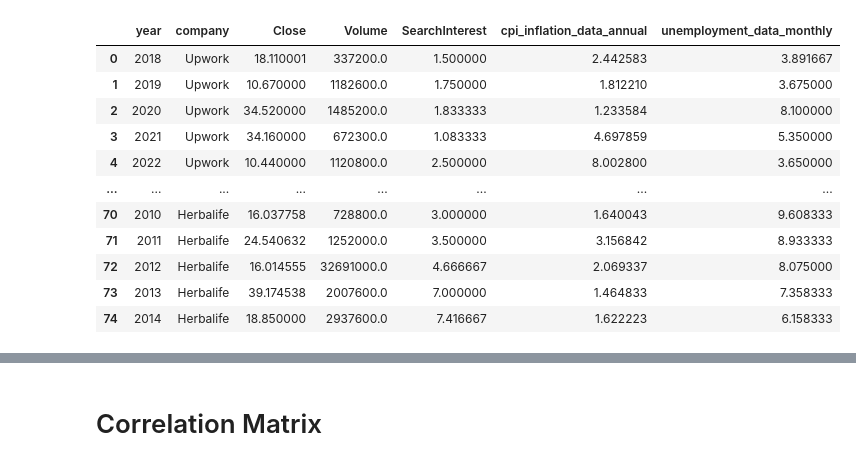
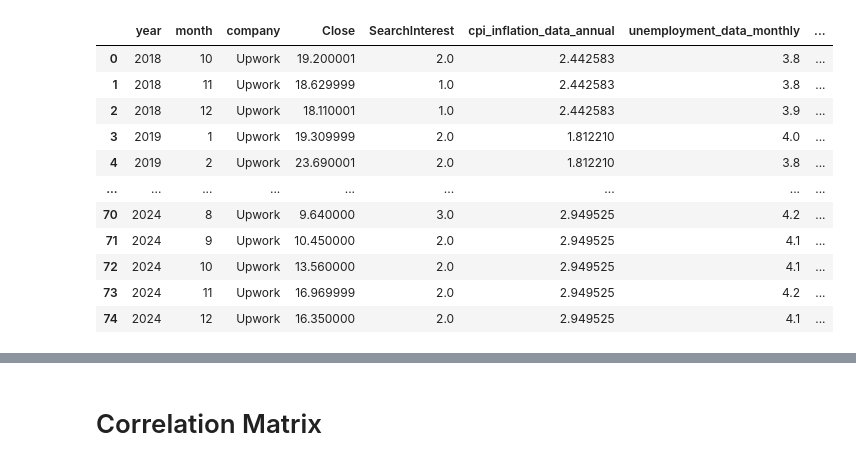
Before and after one commit to milleau98/2026-gig-data-analysis, a Jupyter notebook: notebooks/data-analyses/correlation_analyses.ipynb, the cells around one changed output, grey strips where cells are left out. Cells and saved outputs as stored; diff of their text form; code cells hidden in the pictures.

```diff
--- a/notebooks/data-analyses/correlation_analyses.ipynb
+++ b/notebooks/data-analyses/correlation_analyses.ipynb
@@ -76,79 +52,49 @@ google_df_monthly_long = google_df_monthly.melt(
+# %%
+google_df_monthly_long = google_df_monthly.melt(
+    id_vars=['year', 'month'],
+    value_vars= ['Uber','Lyft','DoorDash','Instacart','Fiverr','Upwork', 'Nu skin', 'USANA', 'side hustle','gig','Herbalife','Primerica','Etsy', 'Shopify', 'Udemy'],
+    var_name = 'company',
+    value_name = 'SearchInterest'
+)
 # %%
 # rename columns to match across datasets
-gig_stock_df_annually = gig_stock_df_annually.rename(columns={'Year': 'year'})
-gig_stock_df_quarterly = gig_stock_df_quarterly.rename(columns={'Year': 'year'})
 gig_stock_df_monthly = gig_stock_df_monthly.rename(columns={'Year': 'year'})
-sp500_stock_df_annually = sp500_stock_df_annually.rename(columns={'Year': 'year'})
-sp500_stock_df_quarterly = sp500_stock_df_quarterly.rename(columns={'Year': 'year'})
 sp500_stock_df_monthly = sp500_stock_df_monthly.rename(columns={'Year': 'year'})
 
-stock_df_annually = stock_df_annually.rename(columns={'Year':'year', 'Company':'company'})
-stock_df_quarterly = stock_df_quarterly.rename(columns={'Year':'year', 'Quarter':'quarter', 'Company':'company'})
 stock_df_monthly = stock_df_monthly.rename(columns={'Year':'year', 'Month':'month', 'Company':'company'})
 
-gig_stock_df_quarterly = gig_stock_df_quarterly.rename(columns={'Quarter': 'quarter'})
 gig_stock_df_monthly = gig_stock_df_monthly.rename(columns={'Month': 'month'})
-sp500_stock_df_quarterly = sp500_stock_df_quarterly.rename(columns={'Quarter': 'quarter'})
 sp500_stock_df_monthly = sp500_stock_df_monthly.rename(columns={'Month': 'month'})
 
 # only keep necessary columns before merging
-annual_stock_cols = ['year','company','Close','Volume']
-annual_fred_cols = ['year','cpi_inflation_data_annual','unemployment_data_monthly']
-quarterly_stock_cols = ['year','quarter', 'company','Close','Volume']
-quarterly_fred_cols = ['year', 'quarter', 'cpi_inflation_data_annual','unemployment_data_monthly']
-monthly_stock_cols = ['year', 'month', 'company','Close','Volume']
-monthly_fred_cols = ['year', 'month', 'cpi_inflation_data_annual','unemployment_data_monthly']
+monthly_stock_cols = ['year', 'month', 'company','Close']
+monthly_fred_cols = ['year', 'month', 'cpi_inflation_data_annual','unemployment_data_monthly', 'cpi_data_monthly', 'rec_smooth_prob_data_monthly', 'rec_nber_data_monthly',
+                     'labor_force_participation_data_monthly', 'job_hires_data_monthly', 'gdp_real_data_quarterly', 'm2_real_data_monthly', 'interest_rate_fedfunds_data_monthly',
+                     'consumer_sentiment_data_monthly']
 
-stock_df_annually = stock_df_annually[annual_stock_cols]
-stock_df_quarterly = stock_df_quarterly[quarterly_stock_cols]
 stock_df_monthly = stock_df_monthly[monthly_stock_cols]
-fred_df_annually = fred_df_annually[annual_fred_cols]
-fred_df_quarterly = fred_df_quarterly[quarterly_fred_cols]
+
 fred_df_monthly = fred_df_monthly[monthly_fred_cols]
-google_df_annually_long = google_df_annually_long[['year','company','SearchInterest']]
-google_df_quarterly_long = google_df_quarterly_long[['year', 'quarter', 'company','SearchInterest']]
+
 google_df_monthly_long = google_df_monthly_long[['year', 'month', 'company','SearchInterest']]
-
-# gig stocks merged with all other data
-#gig_merged_df_annually = gig_stock_df_annually.merge(google_df_annually_long, on='year', how='left').merge(fred_df_annually, on='year', how='left')
-#gig_merged_df_quarterly = gig_stock_df_quarterly.merge(google_df_quarterly_long, on=['year', 'quarter'], how='left').merge(fred_df_quarterly, on=['year', 'quarter'], how='left')
-#gig_merged_df_monthly = gig_stock_df_monthly.merge(google_df_monthly_long, on=['year', 'month'], how='left').merge(fred_df_monthly, on=['year', 'month'], how='left')
-
-# sp500 stocks merged with all other data
-#sp500_merged_df_annually = sp500_stock_df_annually.merge(google_df_annually_long, on='year', how='left').merge(fred_df_annually, on='year', how='left')
-#sp500_merged_df_quarterly = sp500_stock_df_quarterly.merge(google_df_quarterly_long, on=['year', 'quarter'], how='left').merge(fred_df_quarterly, on=['year', 'quarter'], how='left')
-#sp500_merged_df_monthly = sp500_stock_df_monthly.merge(google_df_monthly_long, on=['year', 'month'], how='left').merge(fred_df_monthly, on=['year', 'month'], how='left')
-
-
-merged_df_annually = (
-    stock_df_annually
-    .merge(google_df_annually_long, on=['year','company'], how='left')
-    .merge(fred_df_annually, on='year', how='left')
-)
-
-merged_df_quarterly = (
-    stock_df_quarterly
-    .merge(google_df_quarterly_long, on=['year','company','quarter'], how='left')
-    .merge(fred_df_quarterly, on=['year','quarter'], how='left')
-)
 
 merged_df_monthly = (
     stock_df_monthly
     .merge(google_df_monthly_long, on=['year','company','month'], how='left')
     .merge(fred_df_monthly, on=['year','month'], how='left')
 )
 
-merged_df_annually.head(75)
+merged_df_monthly.head(75)
 # %% [output]
-|  | year | company | Close | Volume | SearchInterest | cpi_inflation_data_annual | unemployment_data_monthly |
-| 0 | 2018 | Upwork | 18.110001 | 337200.0 | 1.500000 | 2.442583 | 3.891667 |
-| 1 | 2019 | Upwork | 10.670000 | 1182600.0 | 1.750000 | 1.812210 | 3.675000 |
-| 2 | 2020 | Upwork | 34.520000 | 1485200.0 | 1.833333 | 1.233584 | 8.100000 |
-| 3 | 2021 | Upwork | 34.160000 | 672300.0 | 1.083333 | 4.697859 | 5.350000 |
-| 4 | 2022 | Upwork | 10.440000 | 1120800.0 | 2.500000 | 8.002800 | 3.650000 |
-| ... | ... | ... | ... | ... | ... | ... | ... |
-| 70 | 2010 | Herbalife | 16.037758 | 728800.0 | 3.000000 | 1.640043 | 9.608333 |
-| 71 | 2011 | Herbalife | 24.540632 | 1252000.0 | 3.500000 | 3.156842 | 8.933333 |
-| 72 | 2012 | Herbalife | 16.014555 | 32691000.0 | 4.666667 | 2.069337 | 8.075000 |
-| 73 | 2013 | Herbalife | 39.174538 | 2007600.0 | 7.000000 | 1.464833 | 7.358333 |
-| 74 | 2014 | Herbalife | 18.850000 | 2937600.0 | 7.416667 | 1.622223 | 6.158333 |
+|  | year | month | company | Close | SearchInterest | cpi_inflation_data_annual | unemployment_data_monthly | ... |
+| 0 | 2018 | 10 | Upwork | 19.200001 | 2.0 | 2.442583 | 3.8 | ... |
+| 1 | 2018 | 11 | Upwork | 18.629999 | 1.0 | 2.442583 | 3.8 | ... |
+| 2 | 2018 | 12 | Upwork | 18.110001 | 1.0 | 2.442583 | 3.9 | ... |
+| 3 | 2019 | 1 | Upwork | 19.309999 | 2.0 | 1.812210 | 4.0 | ... |
+| 4 | 2019 | 2 | Upwork | 23.690001 | 2.0 | 1.812210 | 3.8 | ... |
+| ... | ... | ... | ... | ... | ... | ... | ... | ... |
+| 70 | 2024 | 8 | Upwork | 9.640000 | 3.0 | 2.949525 | 4.2 | ... |
+| 71 | 2024 | 9 | Upwork | 10.450000 | 2.0 | 2.949525 | 4.1 | ... |
+| 72 | 2024 | 10 | Upwork | 13.560000 | 2.0 | 2.949525 | 4.1 | ... |
+| 73 | 2024 | 11 | Upwork | 16.969999 | 2.0 | 2.949525 | 4.2 | ... |
+| 74 | 2024 | 12 | Upwork | 16.350000 | 2.0 | 2.949525 | 4.1 | ... |
```
Also changed, not shown: parts of 21 cells of this notebook.
